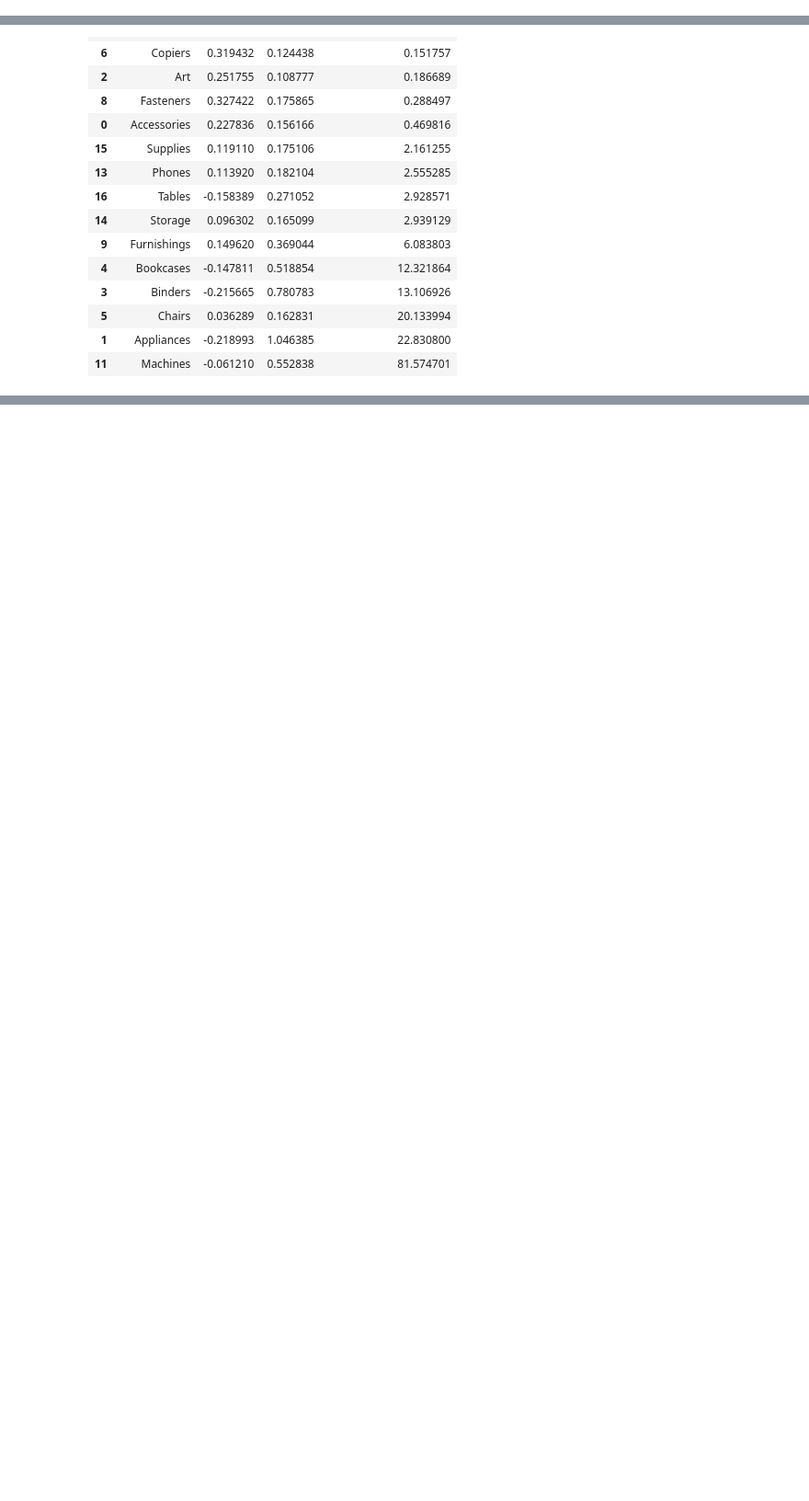
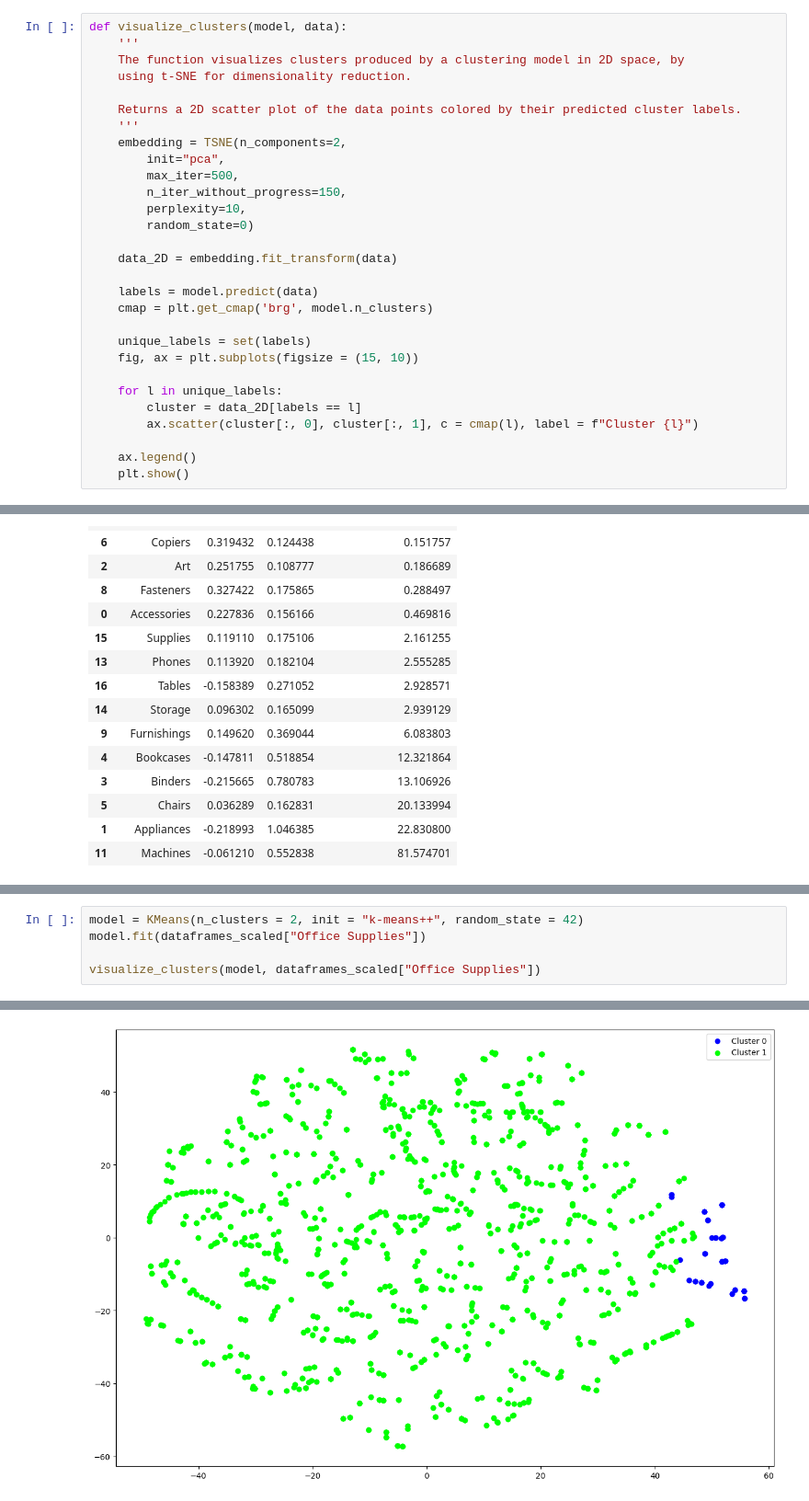
Before and after one commit to CogitoNTNU/CogitoXInfor-h24, a Jupyter notebook: HermanNotebook.ipynb, the cells around one changed output, grey strips where cells are left out. Shown at 92% size. Cells and saved outputs as stored; diff of their text form; blank space fills up the shorter version.

```diff
--- a/HermanNotebook.ipynb
+++ b/HermanNotebook.ipynb
@@ -12,0 +184,29 @@ data.head(2)
+# %%
+def visualize_clusters(model, data):
+    '''
+    The function visualizes clusters produced by a clustering model in 2D space, by
+    using t-SNE for dimensionality reduction.
+
+    Returns a 2D scatter plot of the data points colored by their predicted cluster labels.
+    '''
+    embedding = TSNE(n_components=2,
+        init="pca",
+        max_iter=500,
+        n_iter_without_progress=150,
+        perplexity=10,
+        random_state=0)
+
+    data_2D = embedding.fit_transform(data)
+
+    labels = model.predict(data)
+    cmap = plt.get_cmap('brg', model.n_clusters)
+
+    unique_labels = set(labels)
+    fig, ax = plt.subplots(figsize = (15, 10))
+
+    for l in unique_labels:
+        cluster = data_2D[labels == l]
+        ax.scatter(cluster[:, 0], cluster[:, 1], c = cmap(l), label = f"Cluster {l}")
+
+    ax.legend()
+    plt.show()
@@ -236,0 +273,6 @@ ax.legend()
+# %%
+model = KMeans(n_clusters = 2, init = "k-means++", random_state = 42)
+model.fit(dataframes_scaled["Office Supplies"])
+
+visualize_clusters(model, dataframes_scaled["Office Supplies"])
+# %% [output]
@@ -237,3 +281,4 @@ ax.legend()
+[figure, added]
 # %%
 data = grouped_dataframes["Technology"].copy()
 data["Clusters"] = labels
```
Also changed, not shown: parts of 38 cells of this notebook.
